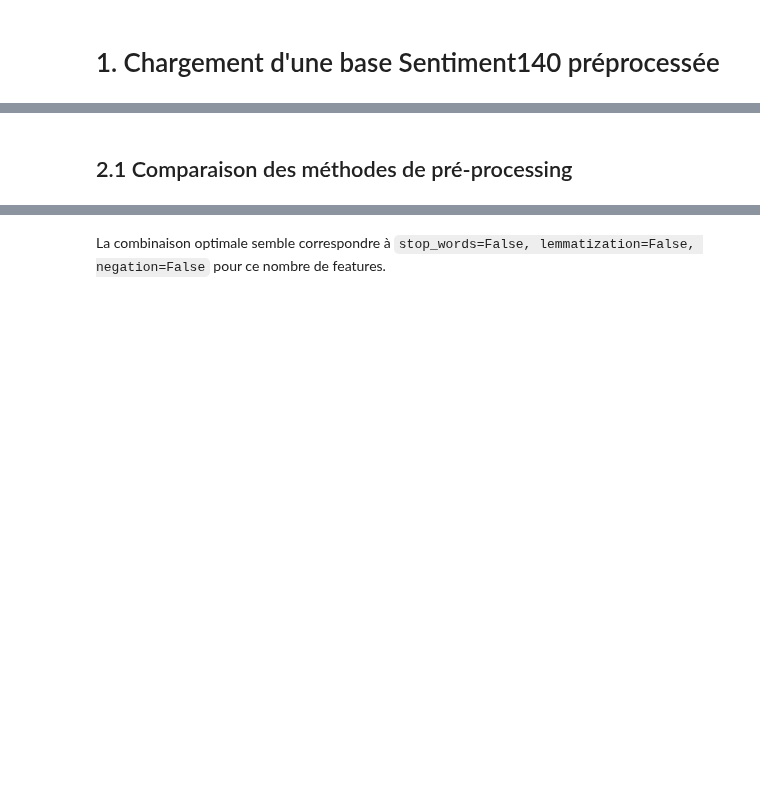
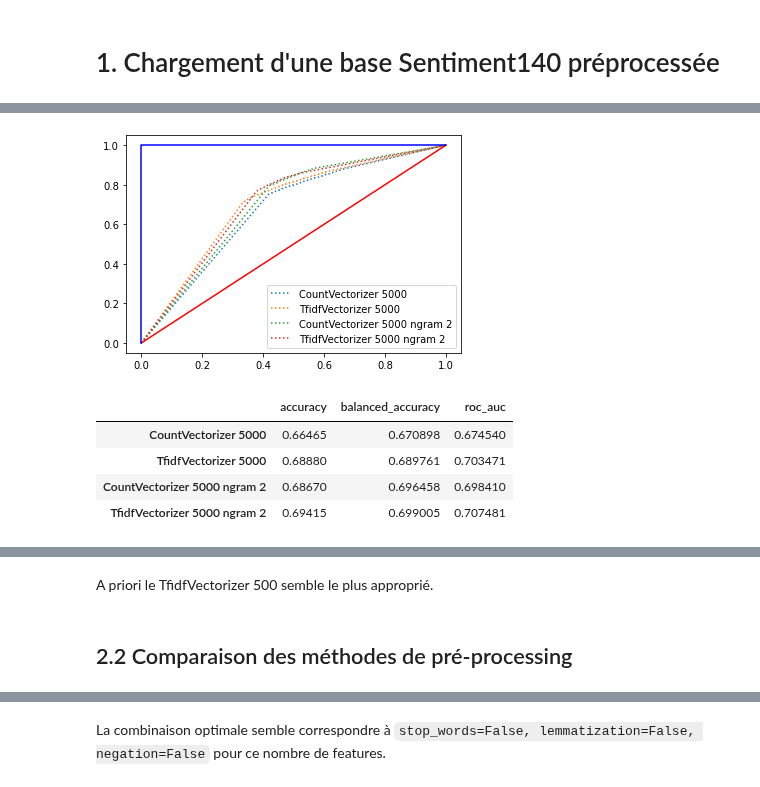
Before and after one commit to baptiste-pasquier/data_2A, a Jupyter notebook: model-NB.ipynb, the cells around one changed output, grey strips where cells are left out. Cells and saved outputs as stored; diff of their text form; code cells hidden in the pictures; blank space fills up the shorter version.

```diff
--- a/model-NB.ipynb
+++ b/model-NB.ipynb
@@ -174,0 +188,10 @@ y = df.sentiment.to_list()
+# %%
+%%time
+comparaison(X, y, 5000, GaussianNB())
+# %% [output]
+[figure, added]
+|  | accuracy | balanced_accuracy | roc_auc |
+| CountVectorizer 5000 | 0.66465 | 0.670898 | 0.674540 |
+| TfidfVectorizer 5000 | 0.68880 | 0.689761 | 0.703471 |
+| CountVectorizer 5000 ngram 2 | 0.68670 | 0.696458 | 0.698410 |
+| TfidfVectorizer 5000 ngram 2 | 0.69415 | 0.699005 | 0.707481 |
@@ -175,2 +199,4 @@ y = df.sentiment.to_list()
+# %% [markdown]
+A priori le TfidfVectorizer 500 semble le plus approprié.
 # %% [markdown]
-## 2.1 Comparaison des méthodes de pré-processing
+## 2.2 Comparaison des méthodes de pré-processing
```
Also changed, not shown: parts of 21 cells of this notebook.
